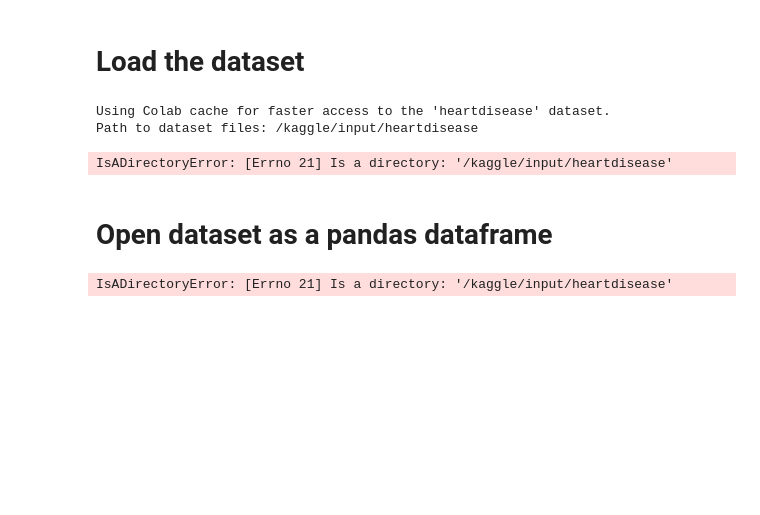
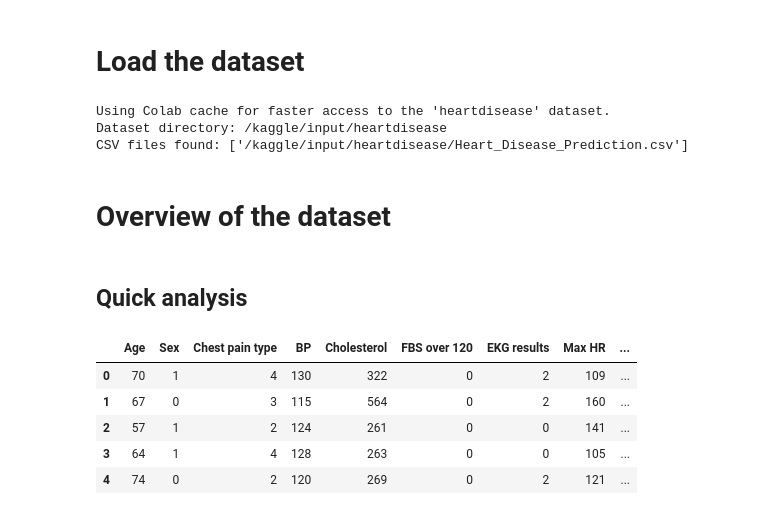
Before and after one commit to nguyentkfsc0086/heart-diesease-classification, a Jupyter notebook: Nguyen_script.ipynb, the cells around one changed output. Cells and saved outputs as stored; diff of their text form; code cells hidden in the pictures; blank space fills up the shorter version.

```diff
--- a/Nguyen_script.ipynb
+++ b/Nguyen_script.ipynb
@@ -6,21 +15,30 @@ import pandas as pd
 # %% [markdown]
 # Load the dataset
-# %%
-
-# Download latest version
-path = kagglehub.dataset_download("neurocipher/heartdisease")
-
-print("Path to dataset files:", path)
-df = pd.read_csv(path)
-df.head()
-# %% [output]
-Using Colab cache for faster access to the 'heartdisease' dataset.
-Path to dataset files: /kaggle/input/heartdisease
-IsADirectoryError: [Errno 21] Is a directory: '/kaggle/input/heartdisease'
-# %% [markdown]
-# Open dataset as a pandas dataframe
+# %%
+# Load the dataset directory
+dataset_dir = kagglehub.dataset_download("neurocipher/heartdisease")
+print("Dataset directory:", dataset_dir)
+
+# Find CSV files inside it
+csv_files = glob.glob(os.path.join(dataset_dir, "**", "*.csv"), recursive=True)
+print("CSV files found:", csv_files)
+
+# Read one (pick the right one if there are multiple)
+df = pd.read_csv(csv_files[0])
+# %% [output]
+Using Colab cache for faster access to the 'heartdisease' dataset.
+Dataset directory: /kaggle/input/heartdisease
+CSV files found: ['/kaggle/input/heartdisease/Heart_Disease_Prediction.csv']
+# %% [markdown]
+# Overview of the dataset
+# %% [markdown]
+## Quick analysis
 # %%
-df = pd.read_csv(path)
 df.head()
 # %% [output]
-IsADirectoryError: [Errno 21] Is a directory: '/kaggle/input/heartdisease'
+|  | Age | Sex | Chest pain type | BP | Cholesterol | FBS over 120 | EKG results | Max HR | ... |
+| 0 | 70 | 1 | 4 | 130 | 322 | 0 | 2 | 109 | ... |
+| 1 | 67 | 0 | 3 | 115 | 564 | 0 | 2 | 160 | ... |
+| 2 | 57 | 1 | 2 | 124 | 261 | 0 | 0 | 141 | ... |
+| 3 | 64 | 1 | 4 | 128 | 263 | 0 | 0 | 105 | ... |
+| 4 | 74 | 0 | 2 | 120 | 269 | 0 | 2 | 121 | ... |
```
Also changed, not shown: parts of 14 cells of this notebook.
